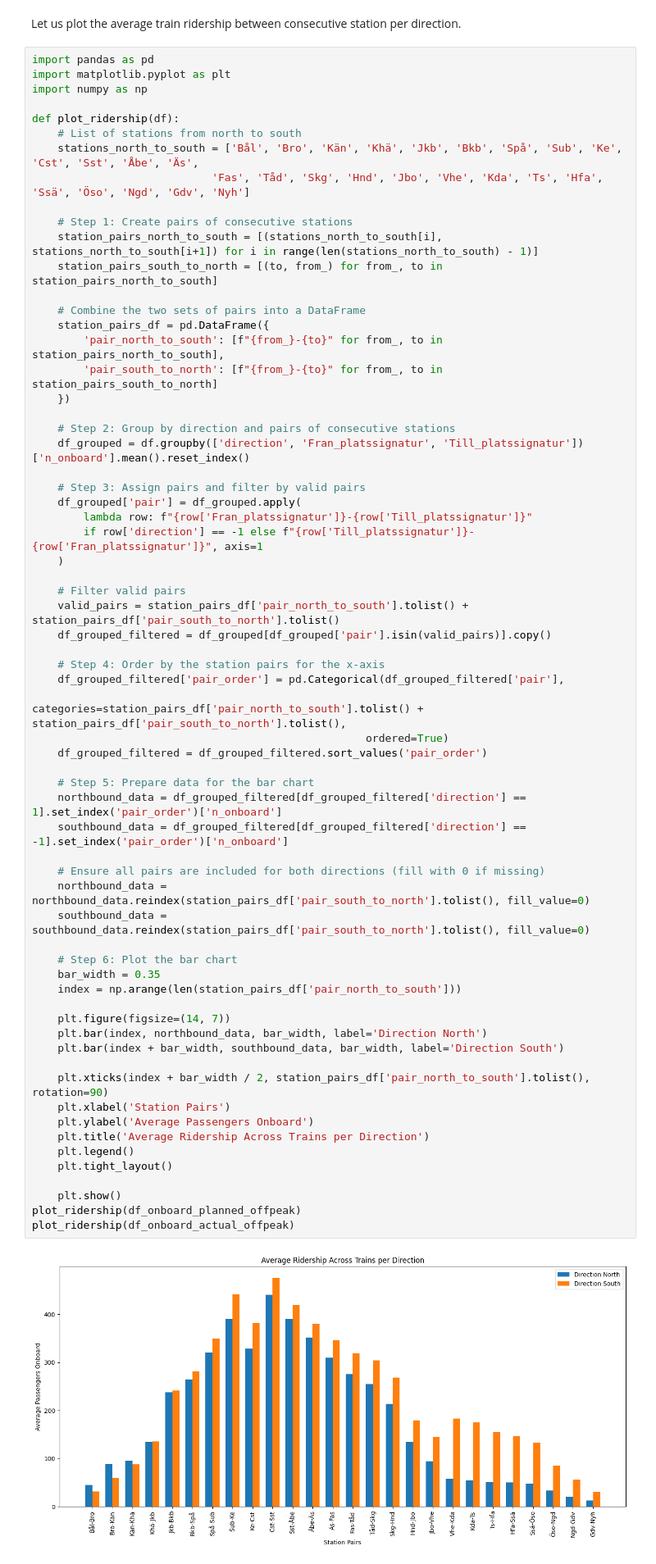
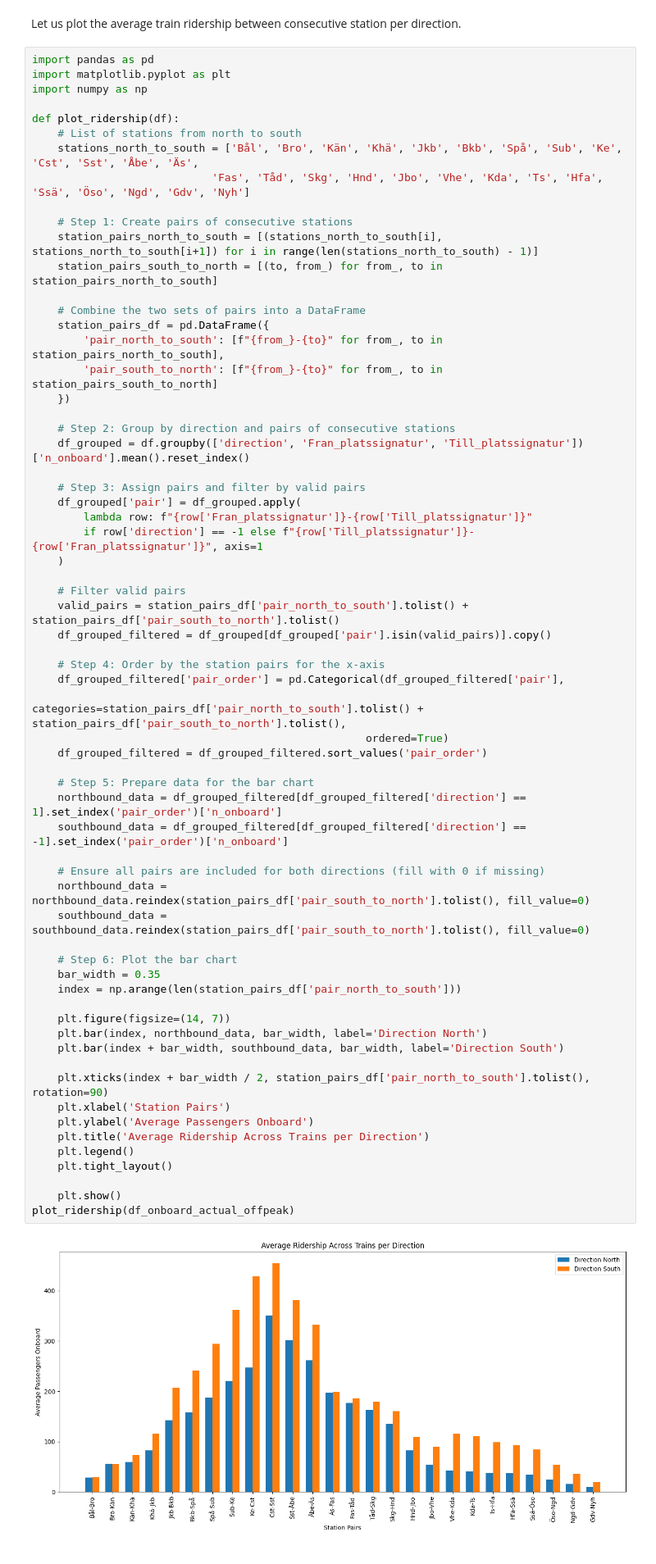
Before and after one commit to abdeaitali/k2-respunkt, a Jupyter notebook: vizualisation/viz_main_off_peak.ipynb, the cells around one changed output. Shown: that part at 82% size. Cells and saved outputs as stored; diff of their text form.

```diff
--- a/vizualisation/viz_main_off_peak.ipynb
+++ b/vizualisation/viz_main_off_peak.ipynb
@@ -93,32 +79,31 @@ def plot_ridership(df):
                                                     categories=station_pairs_df['pair_north_to_south'].tolist() + station_pairs_df['pair_south_to_north'].tolist(),
                                                     ordered=True)
     df_grouped_filtered = df_grouped_filtered.sort_values('pair_order')
 
     # Step 5: Prepare data for the bar chart
     northbound_data = df_grouped_filtered[df_grouped_filtered['direction'] == 1].set_index('pair_order')['n_onboard']
     southbound_data = df_grouped_filtered[df_grouped_filtered['direction'] == -1].set_index('pair_order')['n_onboard']
 
     # Ensure all pairs are included for both directions (fill with 0 if missing)
     northbound_data = northbound_data.reindex(station_pairs_df['pair_south_to_north'].tolist(), fill_value=0)
     southbound_data = southbound_data.reindex(station_pairs_df['pair_south_to_north'].tolist(), fill_value=0)
 
     # Step 6: Plot the bar chart
     bar_width = 0.35
     index = np.arange(len(station_pairs_df['pair_north_to_south']))
 
     plt.figure(figsize=(14, 7))
     plt.bar(index, northbound_data, bar_width, label='Direction North')
     plt.bar(index + bar_width, southbound_data, bar_width, label='Direction South')
 
     plt.xticks(index + bar_width / 2, station_pairs_df['pair_north_to_south'].tolist(), rotation=90)
     plt.xlabel('Station Pairs')
     plt.ylabel('Average Passengers Onboard')
     plt.title('Average Ridership Across Trains per Direction')
     plt.legend()
     plt.tight_layout()
 
     plt.show()
-plot_ridership(df_onboard_planned_offpeak)
 plot_ridership(df_onboard_actual_offpeak)
 # %% [output]
-[figure, old version]
+[figure, new version]
```
Also changed, not shown: parts of 30 cells of this notebook, 7 other files.
